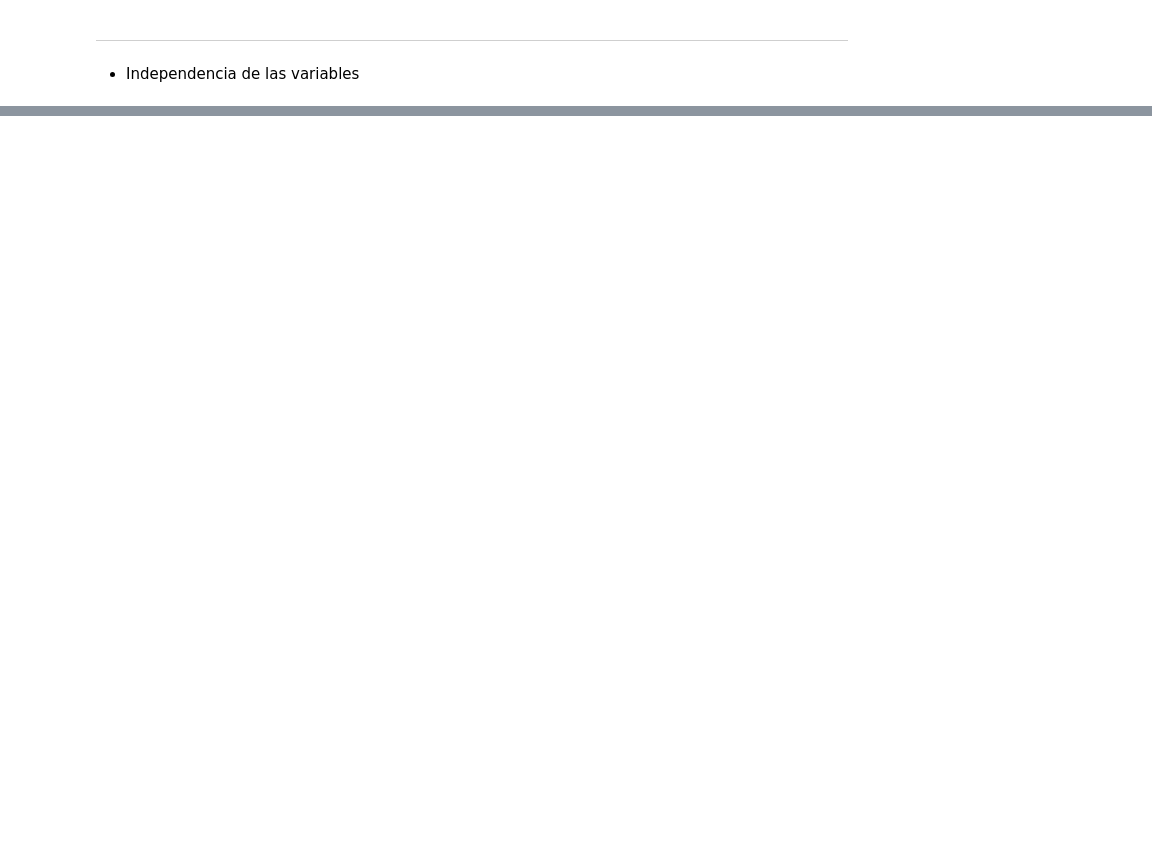
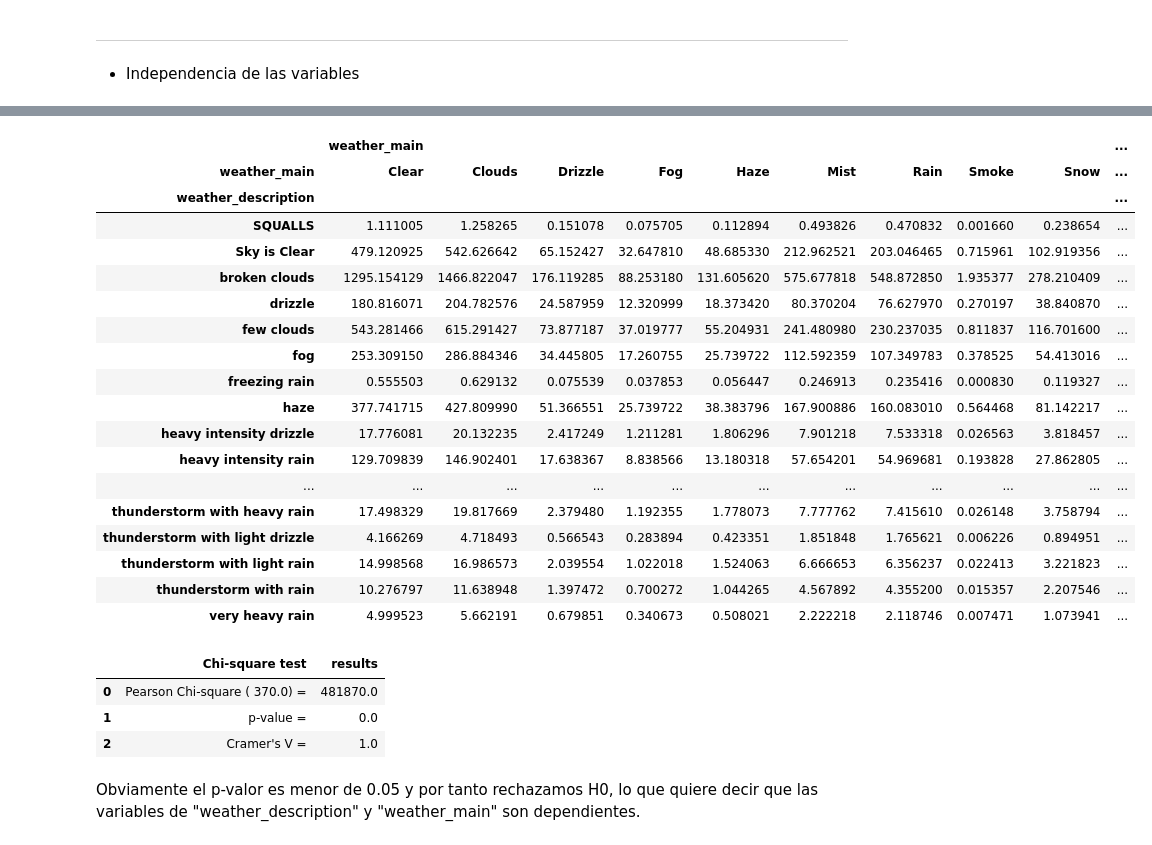
Before and after one commit to Adalab/DA-promo-c-modulo-3-sprint-1-Mina-Mai, a Jupyter notebook: Regresion_lineal/pp_regresion_lineal_III.ipynb, the cells around one changed output, grey strips where cells are left out. Drawn from its saved outputs; the diff is of its cells as text; code cells hidden in the pictures; blank space fills up the shorter version.

```diff
--- a/Regresion_lineal/pp_regresion_lineal_III.ipynb
+++ b/Regresion_lineal/pp_regresion_lineal_III.ipynb
@@ -143,0 +174,2 @@ ___
+# %%
+crosstab, test_results, expected = rp.crosstab(df["weather_description"], df["weather_main"], test= "chi-square", expected_freqs= True, prop= "cell")
@@ -143,0 +198,31 @@ ___
+# %%
+expected
+# %% [output]
+|  | weather_main |  |  |  |  |  |  |  |  | ... |
+| weather_main | Clear | Clouds | Drizzle | Fog | Haze | Mist | Rain | Smoke | Snow | ... |
+| weather_description |  |  |  |  |  |  |  |  |  | ... |
+| SQUALLS | 1.111005 | 1.258265 | 0.151078 | 0.075705 | 0.112894 | 0.493826 | 0.470832 | 0.001660 | 0.238654 | ... |
+| Sky is Clear | 479.120925 | 542.626642 | 65.152427 | 32.647810 | 48.685330 | 212.962521 | 203.046465 | 0.715961 | 102.919356 | ... |
+| broken clouds | 1295.154129 | 1466.822047 | 176.119285 | 88.253180 | 131.605620 | 575.677818 | 548.872850 | 1.935377 | 278.210409 | ... |
+| drizzle | 180.816071 | 204.782576 | 24.587959 | 12.320999 | 18.373420 | 80.370204 | 76.627970 | 0.270197 | 38.840870 | ... |
+| few clouds | 543.281466 | 615.291427 | 73.877187 | 37.019777 | 55.204931 | 241.480980 | 230.237035 | 0.811837 | 116.701600 | ... |
+| fog | 253.309150 | 286.884346 | 34.445805 | 17.260755 | 25.739722 | 112.592359 | 107.349783 | 0.378525 | 54.413016 | ... |
+| freezing rain | 0.555503 | 0.629132 | 0.075539 | 0.037853 | 0.056447 | 0.246913 | 0.235416 | 0.000830 | 0.119327 | ... |
+| haze | 377.741715 | 427.809990 | 51.366551 | 25.739722 | 38.383796 | 167.900886 | 160.083010 | 0.564468 | 81.142217 | ... |
+| heavy intensity drizzle | 17.776081 | 20.132235 | 2.417249 | 1.211281 | 1.806296 | 7.901218 | 7.533318 | 0.026563 | 3.818457 | ... |
+| heavy intensity rain | 129.709839 | 146.902401 | 17.638367 | 8.838566 | 13.180318 | 57.654201 | 54.969681 | 0.193828 | 27.862805 | ... |
+| ... | ... | ... | ... | ... | ... | ... | ... | ... | ... | ... |
+| thunderstorm with heavy rain | 17.498329 | 19.817669 | 2.379480 | 1.192355 | 1.778073 | 7.777762 | 7.415610 | 0.026148 | 3.758794 | ... |
+| thunderstorm with light drizzle | 4.166269 | 4.718493 | 0.566543 | 0.283894 | 0.423351 | 1.851848 | 1.765621 | 0.006226 | 0.894951 | ... |
+| thunderstorm with light rain | 14.998568 | 16.986573 | 2.039554 | 1.022018 | 1.524063 | 6.666653 | 6.356237 | 0.022413 | 3.221823 | ... |
+| thunderstorm with rain | 10.276797 | 11.638948 | 1.397472 | 0.700272 | 1.044265 | 4.567892 | 4.355200 | 0.015357 | 2.207546 | ... |
+| very heavy rain | 4.999523 | 5.662191 | 0.679851 | 0.340673 | 0.508021 | 2.222218 | 2.118746 | 0.007471 | 1.073941 | ... |
+# %%
+test_results
+# %% [output]
+|  | Chi-square test | results |
+| 0 | Pearson Chi-square ( 370.0) = | 481870.0 |
+| 1 | p-value = | 0.0 |
+| 2 | Cramer's V = | 1.0 |
+# %% [markdown]
+Obviamente el p-valor es menor de 0.05 y por tanto rechazamos H0, lo que quiere decir que las variables de "weather_description" y "weather_main" son dependientes.
```
Also changed, not shown: parts of 23 cells of this notebook, 6 other files.
